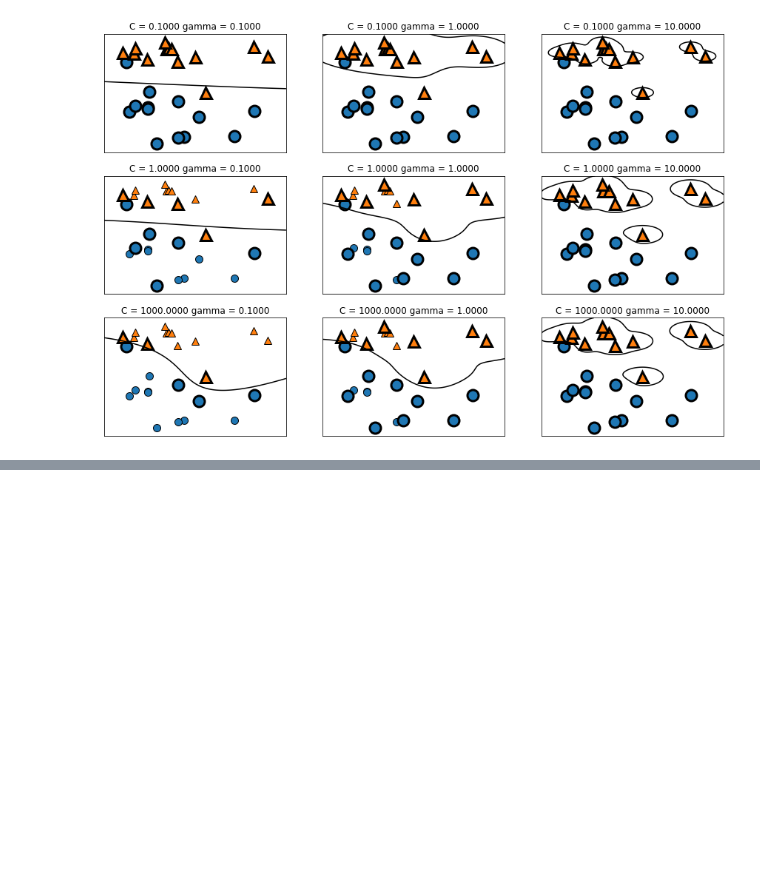
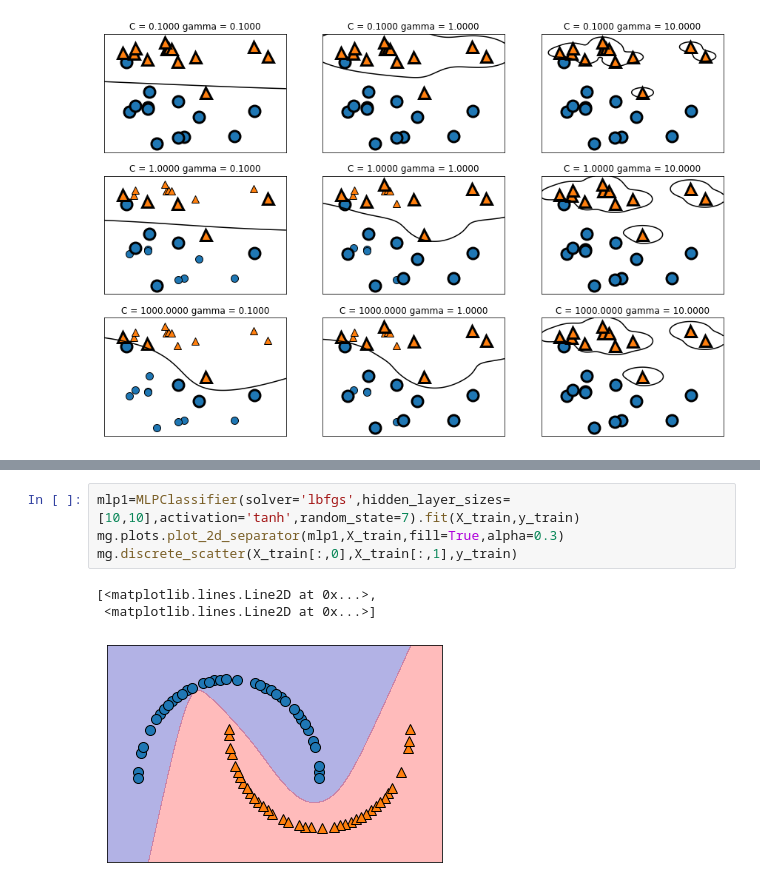
Before and after one commit to shashwatsaket46/PythonProjects, a Jupyter notebook: MachineLearningP.ipynb, the cells around one changed output, grey strips where cells are left out. Saved outputs shown, nothing was run; the diff lists cells and outputs as text; blank space fills up the shorter version.

```diff
--- a/MachineLearningP.ipynb
+++ b/MachineLearningP.ipynb
@@ -548,0 +562,8 @@ for ax, C in zip(axes,[-1,0,3]):
+# %%
+mlp1=MLPClassifier(solver='lbfgs',hidden_layer_sizes=[10,10],activation='tanh',random_state=7).fit(X_train,y_train)
+mg.plots.plot_2d_separator(mlp1,X_train,fill=True,alpha=0.3)
+mg.discrete_scatter(X_train[:,0],X_train[:,1],y_train)
+# %% [output]
+[<matplotlib.lines.Line2D at 0x...>,
+ <matplotlib.lines.Line2D at 0x...>]
+[figure, added]
```
Also changed, not shown: parts of 2 cells of this notebook.
